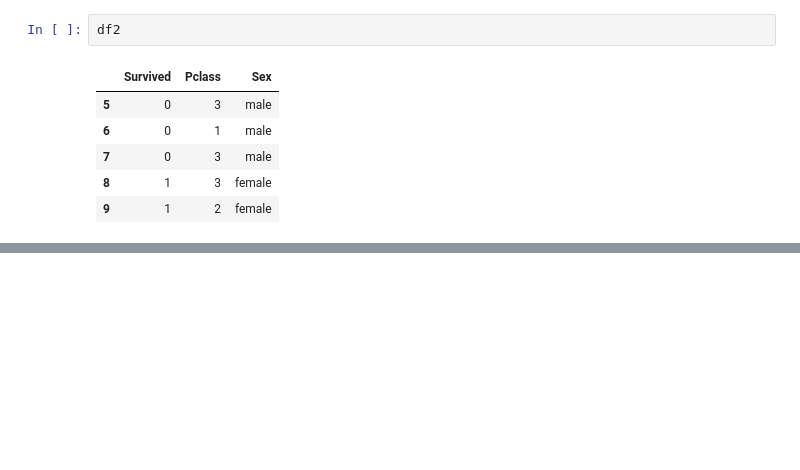
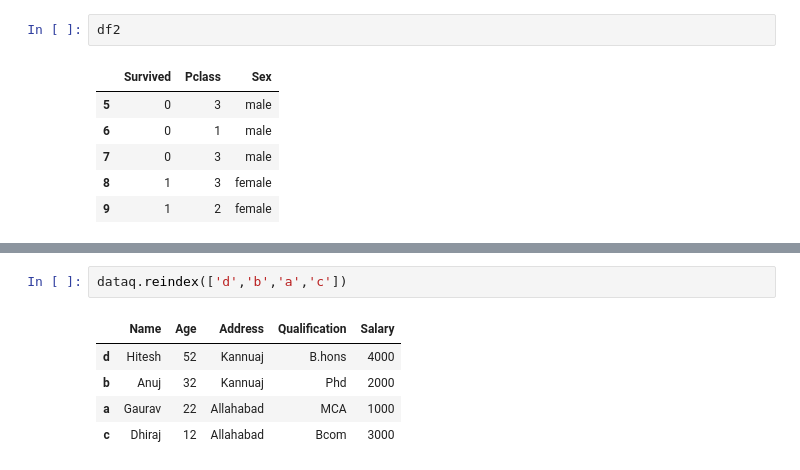
Before and after one commit to prathmeshpatil98/learnpandas, a Jupyter notebook: Advance_pandas_2_practice.ipynb, the cells around one changed output, grey strips where cells are left out. Cells and saved outputs as stored; diff of their text form; blank space fills up the shorter version.

```diff
--- a/Advance_pandas_2_practice.ipynb
+++ b/Advance_pandas_2_practice.ipynb
@@ -253,0 +397,8 @@ df2
+# %%
+dataq.reindex(['d','b','a','c'])
+# %% [output]
+|  | Name | Age | Address | Qualification | Salary |
+| d | Hitesh | 52 | Kannuaj | B.hons | 4000 |
+| b | Anuj | 32 | Kannuaj | Phd | 2000 |
+| a | Gaurav | 22 | Allahabad | MCA | 1000 |
+| c | Dhiraj | 12 | Allahabad | Bcom | 3000 |
```
Also changed, not shown: parts of 17 cells of this notebook, 1 other file.
